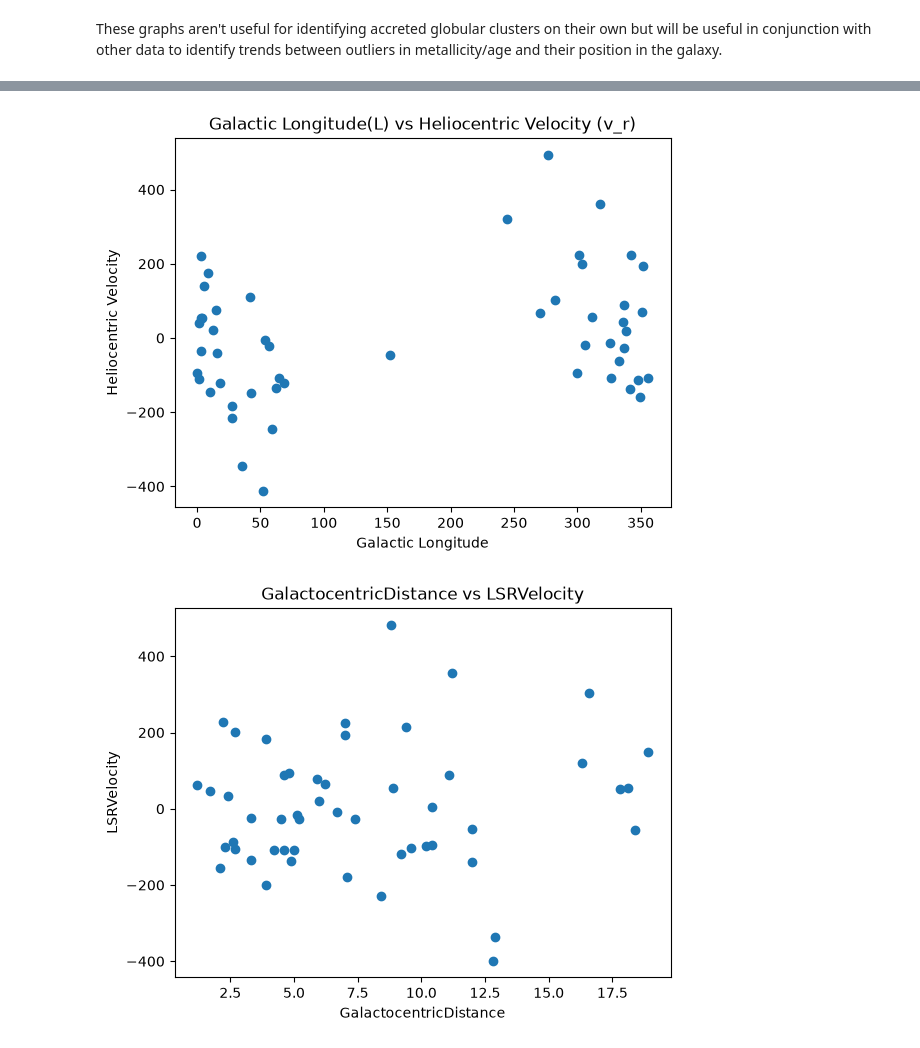
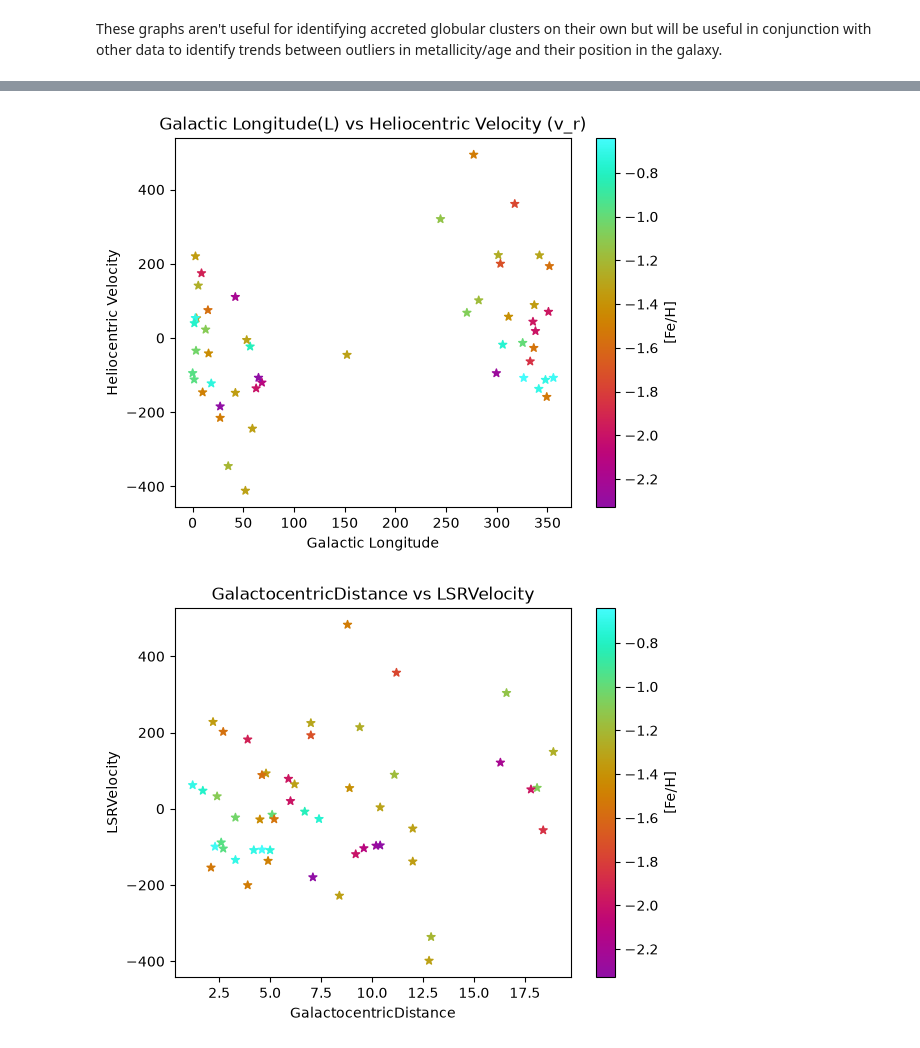
Before and after one commit to matilda-2116/3116_assignment_AshtonMatildaVix, a Jupyter notebook: HarrisPartI.ipynb, the cells around one changed output, grey strips where cells are left out. Drawn from its saved outputs; the diff is of its cells as text; code cells hidden in the pictures.

Commit message:
Added Metallicity Gradients, Plots, GC measurement classifiers etc
Intermediary origin push to make sure current progress isn't lost due to some unforeseen circumstance

```diff
--- a/HarrisPartI.ipynb
+++ b/HarrisPartI.ipynb
@@ -97,6 +98,9 @@ GalactocntricVelocity = MergedData['v_r']
 GalacticLongitude = MergedData['L']
 GalacticLatitude = MergedData['B']
 LSRVelocity = MergedData['v_LSR']
+Metallicity = MergedData['FeH_x']
+MetallicityY = MergedData['FeH_y']
+HorizontalBranchType = MergedData['HBtype']
 print(MergedData)
 # %% [output]
          ID  Name_x           RA          DEC       L      B  R_Sun  R_gc  \
@@ -127,16 +132,18 @@ plt.show()
 # %%
-plt.scatter(GalacticLongitude,HeliocentricVelocity)
+plt.scatter(GalacticLongitude,HeliocentricVelocity, c=Metallicity, cmap=cm.tropical, marker='*')
+plt.colorbar(label='[Fe/H]')
 plt.xlabel("Galactic Longitude")
 plt.ylabel("Heliocentric Velocity")
 plt.title("Galactic Longitude(L) vs Heliocentric Velocity (v_r)")
 plt.show()
 # %% [output]
-[figure, old version]
+[figure, new version]
 # %%
-plt.scatter(GalactocentricDistance,LSRVelocity)
+plt.scatter(GalactocentricDistance,LSRVelocity, c=Metallicity, cmap=cm.tropical, marker='*')
+plt.colorbar(label='[Fe/H]')
 plt.xlabel("GalactocentricDistance")
 plt.ylabel("LSRVelocity")
 plt.title("GalactocentricDistance vs LSRVelocity")
 plt.show()
 # %% [output]
-[figure, old version]
+[figure, new version]
```
Also changed, not shown: parts of 14 cells of this notebook.
